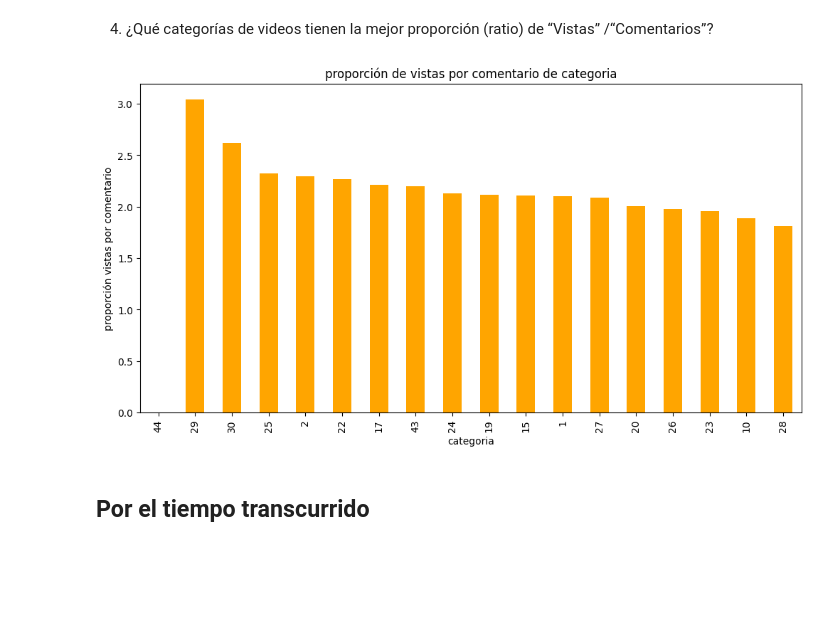
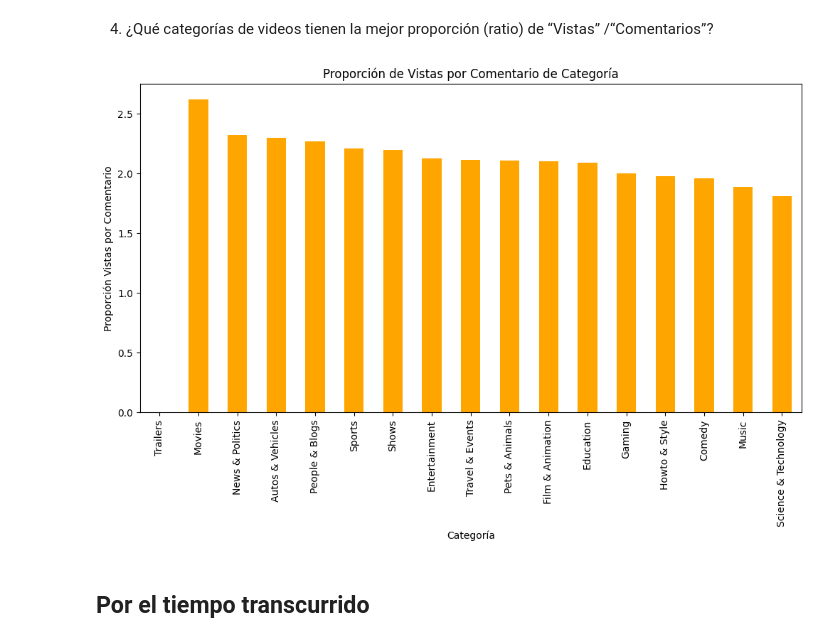
Before and after one commit to QuispeAyalaDiego/Trending-Youtube-FR-G02, a Jupyter notebook: data/Data-Analysis.ipynb, the cells around one changed output. Drawn from its saved outputs; the diff is of its cells as text; code cells hidden in the pictures; blank space fills up the shorter version.

```diff
--- a/data/Data-Analysis.ipynb
+++ b/data/Data-Analysis.ipynb
@@ -354,13 +354,24 @@ Data columns (total 20 columns):
  19  day                     40724 non-null  int64
 dtypes: bool(3), datetime64[ns](2), float64(6), int64(4), object(5)
 memory usage: 5.4+ MB
+# %%
+id_to_title = {1: "Film & Animation", 2: "Autos & Vehicles", 10: "Music", 15: "Pets & Animals", 17: "Sports",
+               18: "Short Movies", 19: "Travel & Events", 20: "Gaming", 21: "Videoblogging", 22: "People & Blogs",
+               23: "Comedy", 24: "Entertainment", 25: "News & Politics", 26: "Howto & Style", 27: "Education",
+               28: "Science & Technology", 30: "Movies", 31: "Anime/Animation", 32: "Action/Adventure",
+               33: "Classics", 34: "Comedy", 35: "Documentary", 36: "Drama", 37: "Family", 38: "Foreign",
+               39: "Horror", 40: "Sci-Fi/Fantasy", 41: "Thriller", 42: "Shorts", 43: "Shows", 44: "Trailers"}
 # %% [markdown]
 ## Por categoría de videos
 # %% [markdown]
 1. ¿Qué categorías de videos son las de mayor tendencia?
 # %%
-tendencia=clean_FR.groupby('category_id')['views'].count().sort_values(ascending=False).head()
-plt.figure(figsize=(10, 6))
+clean_FR['category_title'] = clean_FR['category_id'].map(id_to_title)
+
+tendencia = clean_FR.groupby('category_title')['views'].count().sort_values(ascending=False).head()
+
+# Crear el gráfico de barras.
+plt.figure(figsize=(10, 4))
 tendencia.plot(kind='bar', color='skyblue')
 plt.title('Tendencia de Categorías de Videos')
 plt.xlabel('Categoría')
@@ -394,15 +411,18 @@ plt.show()
 # %% [markdown]
 3. ¿Qué categorías de videos tienen la mejor proporción (ratio) de “Me gusta” / “No megusta”?
 # %%
-proporciones = clean_FR.groupby('category_id')[['likes', 'dislikes']].sum()
+clean_FR['category_title'] = clean_FR['category_id'].map(id_to_title)
 
-# Calcular la proporción de "Me gusta" / "No me gusta"
+# Calcular la proporción de 'Me gusta' / 'No me gusta' por categoría.
+proporciones = clean_FR.groupby('category_title')[['likes', 'dislikes']].sum()
 proporciones['ratio'] = proporciones['likes'] / proporciones['dislikes']
 proporciones = proporciones['ratio'].sort_values(ascending=False)
+
+# Crear el gráfico de barras.
 plt.figure(figsize=(12, 6))
 proporciones.plot(kind='bar', color='purple')
-plt.title('proporción de ME GUSTA/NO ME GUSTA por categoria')
-plt.xlabel('categoria')
-plt.ylabel('proporcion')
+plt.title('Proporción de "Me gusta" / "No me gusta" por categoría')
+plt.xlabel('Categoría')
+plt.ylabel('Proporción')
 plt.show()
 # %% [output]
@@ -410,20 +430,24 @@ plt.show()
 # %% [markdown]
 4. ¿Qué categorías de videos tienen la mejor proporción (ratio) de “Vistas” /“Comentarios”?
 # %%
+clean_FR['category_title'] = clean_FR['category_id'].map(id_to_title)
 
-categorias_vistaxcomentario = clean_FR.groupby('category_id')[['views', 'comment_count']].sum()
+# Calcular la proporción de 'Vistas' / 'Comentarios' por categoría.
+categorias_vistaxcomentario = clean_FR.groupby('category_title')[['views', 'comment_count']].sum()
 categorias_vistaxcomentario['proporcion_views_comm'] = categorias_vistaxcomentario['views'] / categorias_vistaxcomentario['comment_count']
 
+# Ordenar las proporciones de mayor a menor.
 proporcion_sorted = categorias_vistaxcomentario['proporcion_views_comm'].sort_values(ascending=False)
 
+# Crear el gráfico de barras.
 plt.figure(figsize=(12, 6))
 proporcion_sorted.plot(kind='bar', color='orange')
-plt.title('proporción de vistas por comentario de categoria')
-plt.xlabel('categoria')
-plt.ylabel('proporción vistas por comentario')
+plt.title('Proporción de Vistas por Comentario de Categoría')
+plt.xlabel('Categoría')
+plt.ylabel('Proporción Vistas por Comentario')
 plt.show()
 # %% [output]
-[figure, old version]
+[figure, new version]
 # %% [markdown]
 ## Por el tiempo transcurrido
 # %% [markdown]
```
Also changed, not shown: parts of 11 cells of this notebook, 1 other file.
